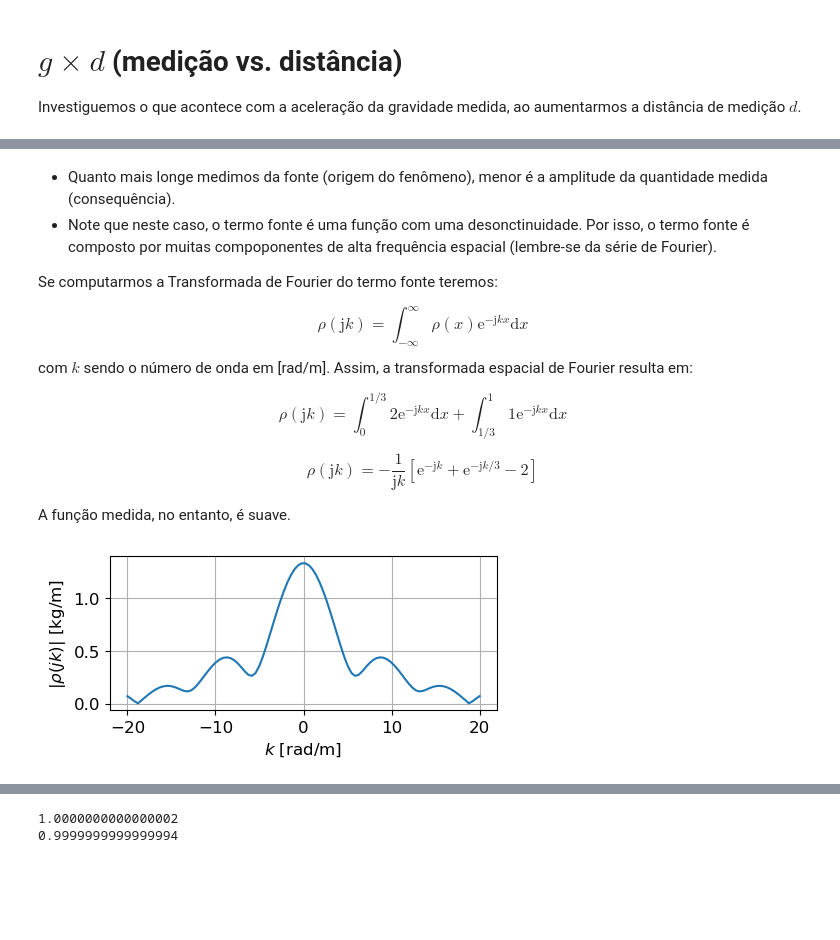
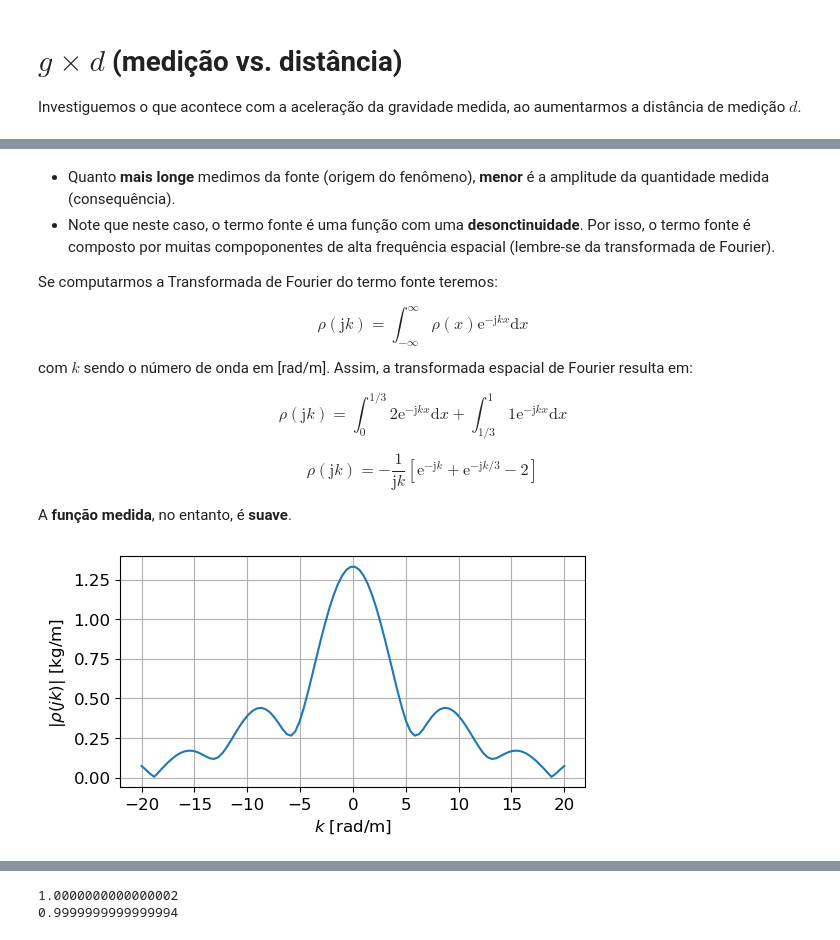
Before and after one commit to eric-brandao/inverse_problems_teach, a Jupyter notebook: 2_Fredholm Integral_PicardCondition_SVD/FredholmIntegral_PicardCondition_SVD.ipynb, the cells around one changed output, grey strips where cells are left out. Drawn from its saved outputs; the diff is of its cells as text; code cells hidden in the pictures; blank space fills up the shorter version.

```diff
--- a/2_Fredholm Integral_PicardCondition_SVD/FredholmIntegral_PicardCondition_SVD.ipynb
+++ b/2_Fredholm Integral_PicardCondition_SVD/FredholmIntegral_PicardCondition_SVD.ipynb
@@ -152,6 +198,6 @@ plt.tight_layout()
 # %% [markdown]
-- Quanto mais longe medimos da fonte (origem do fenômeno), menor é a amplitude da quantidade medida (consequência).
-- Note que neste caso, o termo fonte é uma função com uma desonctinuidade. Por isso, o termo fonte é composto por muitas compoponentes de alta frequência espacial (lembre-se da série de Fourier).
+- Quanto **mais longe** medimos da fonte (origem do fenômeno), **menor** é a amplitude da quantidade medida (consequência).
+- Note que neste caso, o termo fonte é uma função com uma **desonctinuidade**. Por isso, o termo fonte é composto por muitas compoponentes de alta frequência espacial (lembre-se da transformada de Fourier).
 
 Se computarmos a Transformada de Fourier do termo fonte teremos:
 
@@ -169,16 +215,16 @@ com $k$ sendo o número de onda em [rad/m]. Assim, a transformada espacial de Fo
 \end{equation}
 
 
-A função medida, no entanto, é suave.
+A **função medida**, no entanto, é **suave**.
 # %%
 k = np.linspace(-20, 20, 100)
 Rhow = (-1/(1j*k))*(np.exp(-1j*k)+np.exp(-1j*k/3)-2)
 
-plt.figure(figsize = (5,2))
+plt.figure(figsize = (6,3))
 plt.plot(k, np.abs(Rhow))
 plt.grid()
 plt.xlabel(r'$k$ [rad/m]')
 plt.ylabel(r'$|\rho(jk)|$ [kg/m]');
 # %% [output]
-[figure, old version]
+[figure, new version]
 # %% [markdown]
```
Also changed, not shown: parts of 16 cells of this notebook.
